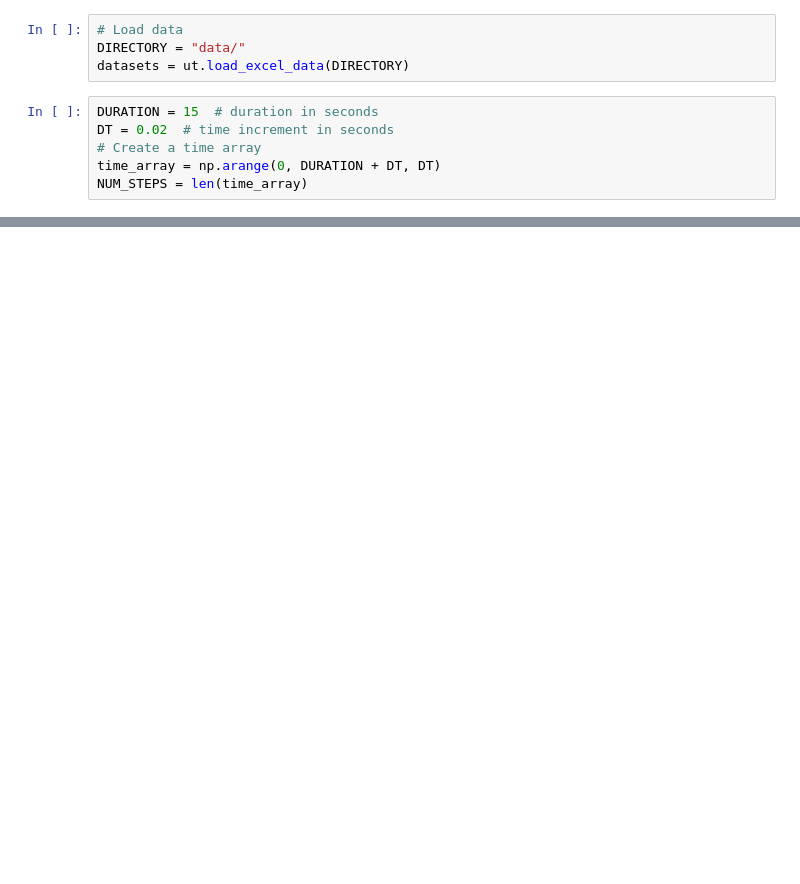
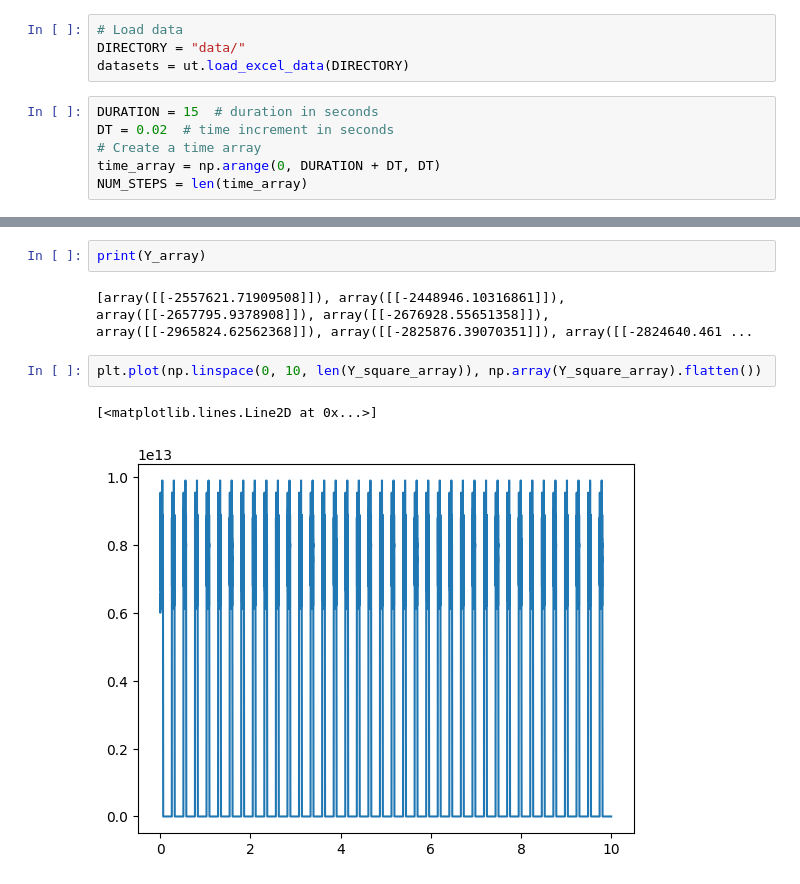
Before and after one commit to Cristian-Napitupulu/fault_detection_ws, a Jupyter notebook: calculate_threshold.ipynb, the cells around one changed output, grey strips where cells are left out. Cells and saved outputs as stored; diff of their text form; blank space fills up the shorter version.

```diff
--- a/calculate_threshold.ipynb
+++ b/calculate_threshold.ipynb
@@ -129,0 +154,9 @@ print(f"Threshold for fault detection: {threshold}")
+# %%
+print(Y_array)
+# %% [output]
+[array([[-2557621.71909508]]), array([[-2448946.10316861]]), array([[-2657795.9378908]]), array([[-2676928.55651358]]), array([[-2965824.62562368]]), array([[-2825876.39070351]]), array([[-2824640.461 ...
+# %%
+plt.plot(np.linspace(0, 10, len(Y_square_array)), np.array(Y_square_array).flatten())
+# %% [output]
+[<matplotlib.lines.Line2D at 0x...>]
+[figure, added]
```
Also changed, not shown: parts of 10 cells of this notebook, 4 other files.
